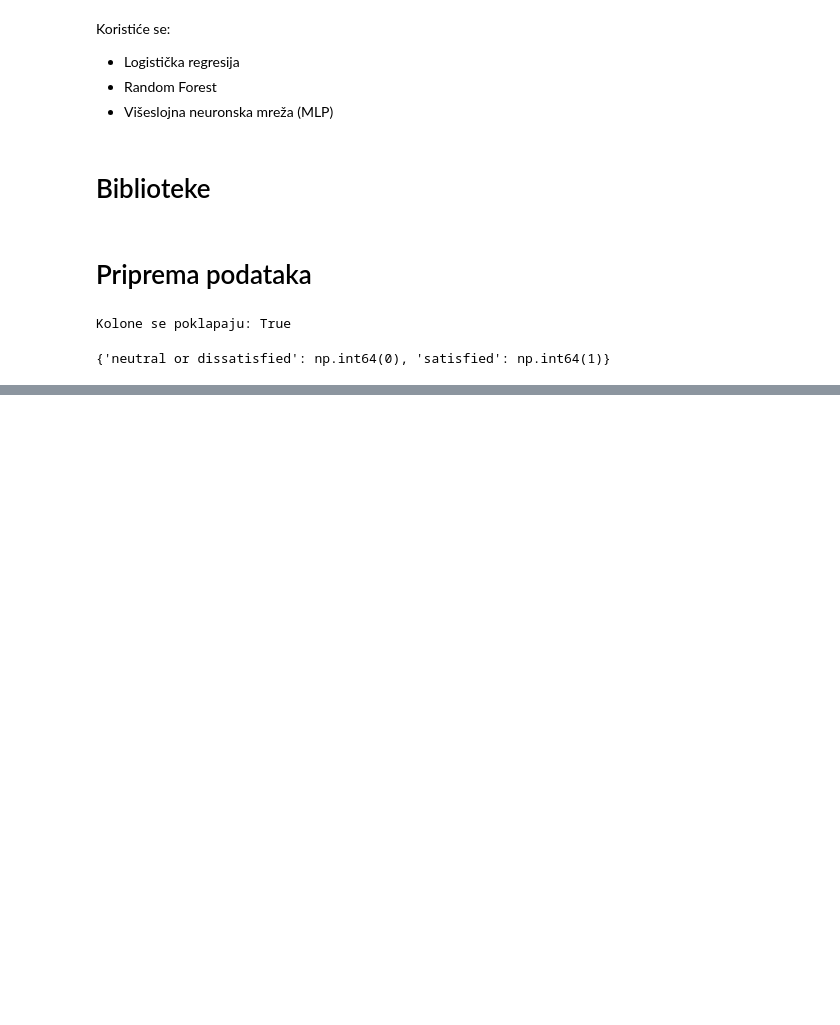
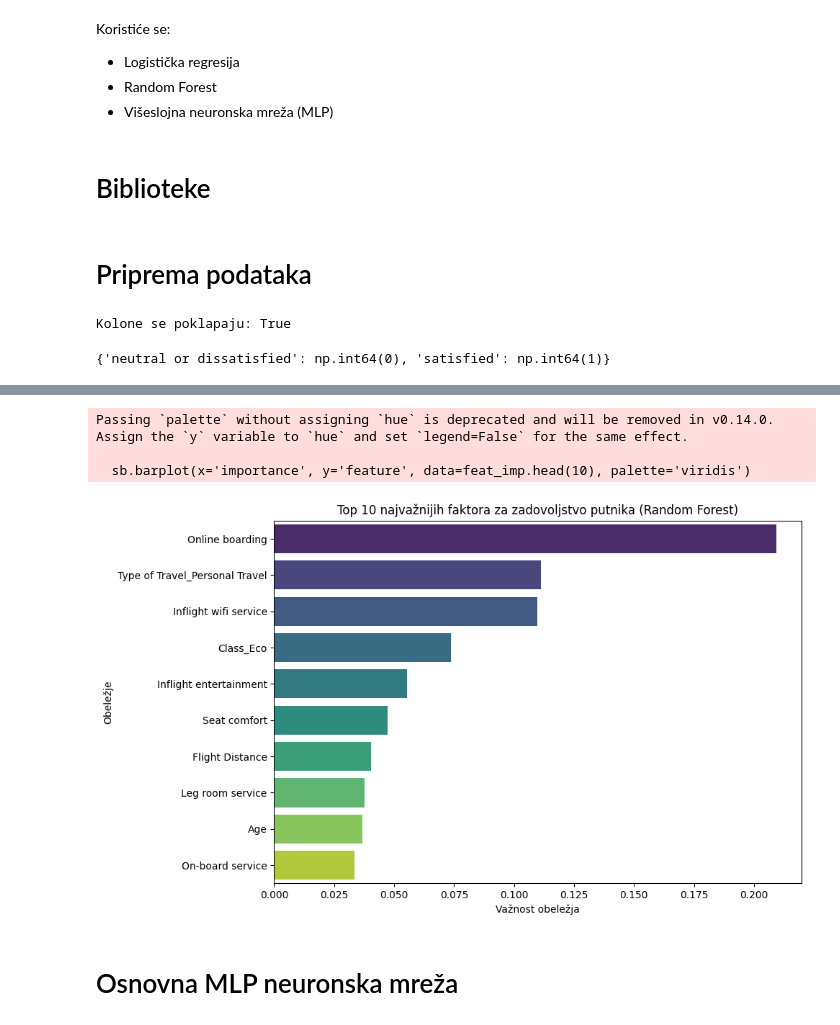
Before and after one commit to irinaradanovic/AeroSatisfaction-Prediction, a Jupyter notebook: aerosatisfaction.ipynb, the cells around one changed output, grey strips where cells are left out. Drawn from its saved outputs; the diff is of its cells as text; code cells hidden in the pictures; blank space fills up the shorter version.

Commit message:
random forest

```diff
--- a/aerosatisfaction.ipynb
+++ b/aerosatisfaction.ipynb
@@ -92,3 +92,11 @@ y_train = train_df['satisfaction']
 
 X_test = test_df.drop('satisfaction', axis=1)
 y_test = test_df['satisfaction']
+# %%
+num_cols = ['Age', 'Flight Distance', 'Departure Delay in Minutes']
+
+scaler = StandardScaler()
+
+# Skaliramo samo numeričke kontinualne kolone
+X_train[num_cols] = scaler.fit_transform(X_train[num_cols])
+X_test[num_cols] = scaler.transform(X_test[num_cols])
@@ -94,0 +105,10 @@ y_test = test_df['satisfaction']
+# %%
+rf = RandomForestClassifier(
+    n_estimators=100,
+    random_state=42
+)
+
+rf.fit(X_train, y_train)
+
+y_pred_rf = rf.predict(X_test)
+print(classification_report(y_test, y_pred_rf))
@@ -94,0 +138,9 @@ y_test = test_df['satisfaction']
+# %%
+importances = rf.feature_importances_
+
+feat_imp = pd.DataFrame({
+    'feature': X_train.columns,
+    'importance': importances
+}).sort_values(by='importance', ascending=False)
+
+print(feat_imp.head(10))
@@ -94,0 +159,15 @@ y_test = test_df['satisfaction']
+# %%
+plt.figure(figsize=(10, 6))
+sb.barplot(x='importance', y='feature', data=feat_imp.head(10), palette='viridis')
+plt.title('Top 10 najvažnijih faktora za zadovoljstvo putnika (Random Forest)')
+plt.xlabel('Važnost obeležja')
+plt.ylabel('Obeležje')
+plt.tight_layout()
+plt.show()
+# %% [output]
+Passing `palette` without assigning `hue` is deprecated and will be removed in v0.14.0. Assign the `y` variable to `hue` and set `legend=False` for the same effect.
+
+  sb.barplot(x='importance', y='feature', data=feat_imp.head(10), palette='viridis')
+[figure, added]
+# %% [markdown]
+# Osnovna MLP neuronska mreža
```
Also changed, not shown: parts of 6 cells of this notebook.
